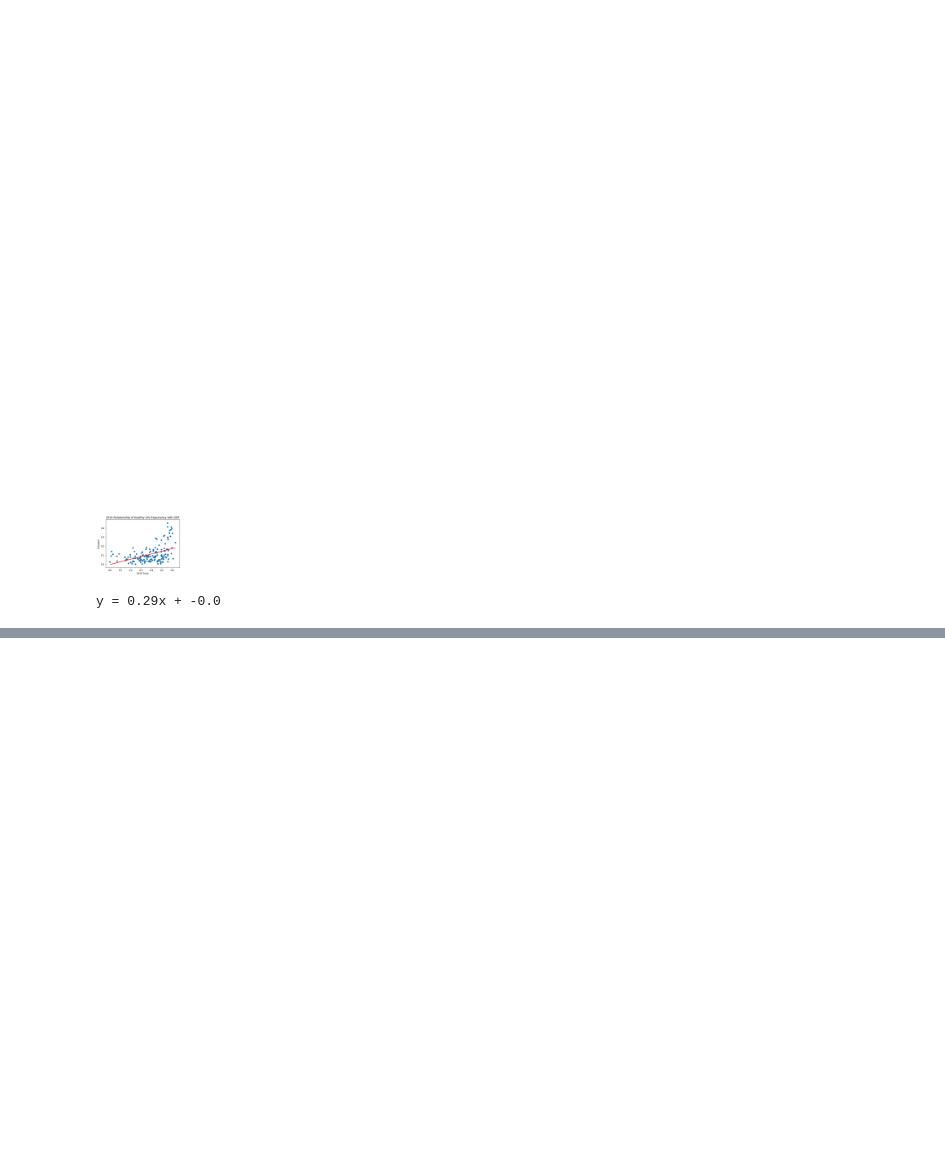
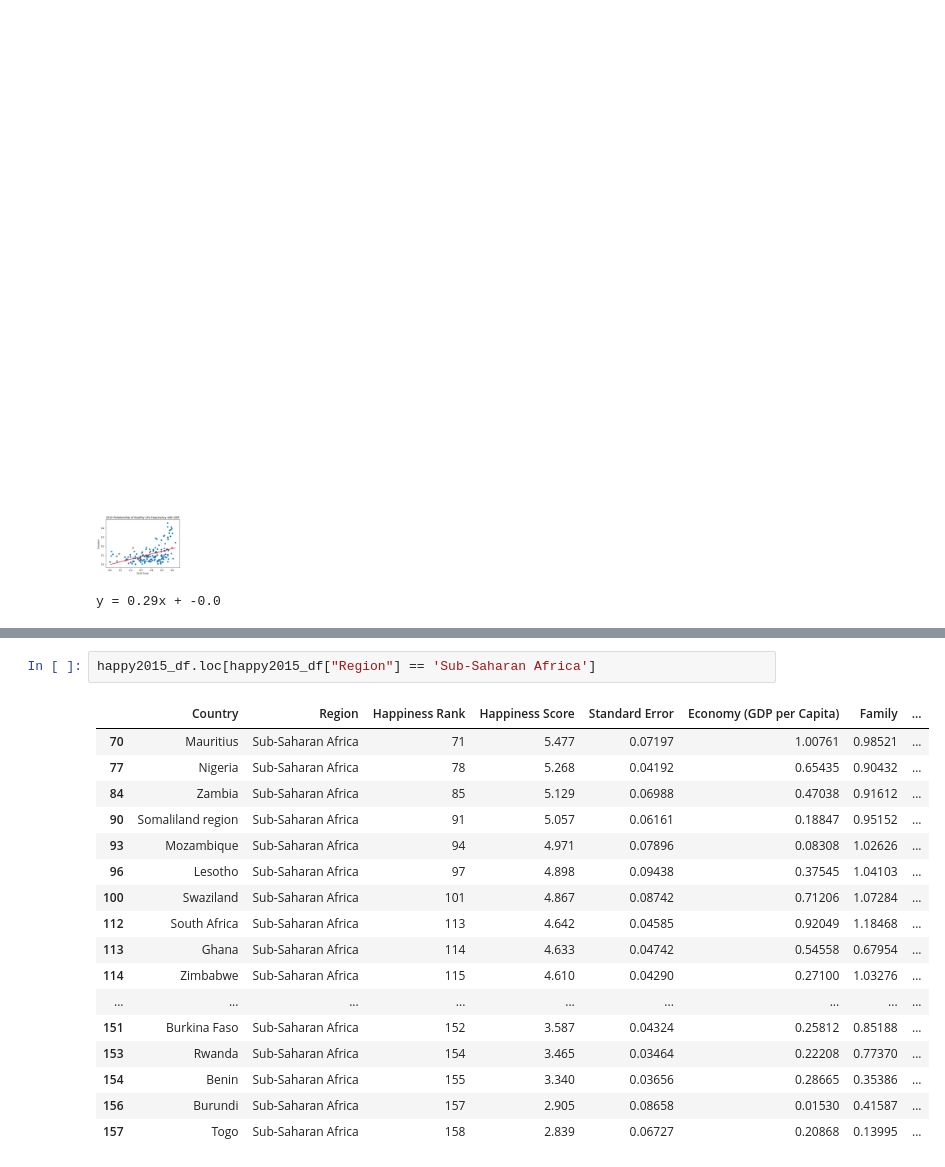
Before and after one commit to DanyCh093/Project-One-, a Jupyter notebook: world-happiness/Happiness_Index_Renamed.ipynb, the cells around one changed output, grey strips where cells are left out. Saved outputs shown, nothing was run; the diff lists cells and outputs as text; blank space fills up the shorter version.

```diff
--- a/world-happiness/Happiness_Index_Renamed.ipynb
+++ b/world-happiness/Happiness_Index_Renamed.ipynb
@@ -636,0 +699,20 @@ y = 0.29x + -0.0
+# %%
+happy2015_df.loc[happy2015_df["Region"] == 'Sub-Saharan Africa']
+# %% [output]
+|  | Country | Region | Happiness Rank | Happiness Score | Standard Error | Economy (GDP per Capita) | Family | ... |
+| 70 | Mauritius | Sub-Saharan Africa | 71 | 5.477 | 0.07197 | 1.00761 | 0.98521 | ... |
+| 77 | Nigeria | Sub-Saharan Africa | 78 | 5.268 | 0.04192 | 0.65435 | 0.90432 | ... |
+| 84 | Zambia | Sub-Saharan Africa | 85 | 5.129 | 0.06988 | 0.47038 | 0.91612 | ... |
+| 90 | Somaliland region | Sub-Saharan Africa | 91 | 5.057 | 0.06161 | 0.18847 | 0.95152 | ... |
+| 93 | Mozambique | Sub-Saharan Africa | 94 | 4.971 | 0.07896 | 0.08308 | 1.02626 | ... |
+| 96 | Lesotho | Sub-Saharan Africa | 97 | 4.898 | 0.09438 | 0.37545 | 1.04103 | ... |
+| 100 | Swaziland | Sub-Saharan Africa | 101 | 4.867 | 0.08742 | 0.71206 | 1.07284 | ... |
+| 112 | South Africa | Sub-Saharan Africa | 113 | 4.642 | 0.04585 | 0.92049 | 1.18468 | ... |
+| 113 | Ghana | Sub-Saharan Africa | 114 | 4.633 | 0.04742 | 0.54558 | 0.67954 | ... |
+| 114 | Zimbabwe | Sub-Saharan Africa | 115 | 4.610 | 0.04290 | 0.27100 | 1.03276 | ... |
+| ... | ... | ... | ... | ... | ... | ... | ... | ... |
+| 151 | Burkina Faso | Sub-Saharan Africa | 152 | 3.587 | 0.04324 | 0.25812 | 0.85188 | ... |
+| 153 | Rwanda | Sub-Saharan Africa | 154 | 3.465 | 0.03464 | 0.22208 | 0.77370 | ... |
+| 154 | Benin | Sub-Saharan Africa | 155 | 3.340 | 0.03656 | 0.28665 | 0.35386 | ... |
+| 156 | Burundi | Sub-Saharan Africa | 157 | 2.905 | 0.08658 | 0.01530 | 0.41587 | ... |
+| 157 | Togo | Sub-Saharan Africa | 158 | 2.839 | 0.06727 | 0.20868 | 0.13995 | ... |
```
Also changed, not shown: parts of 5 cells of this notebook.
